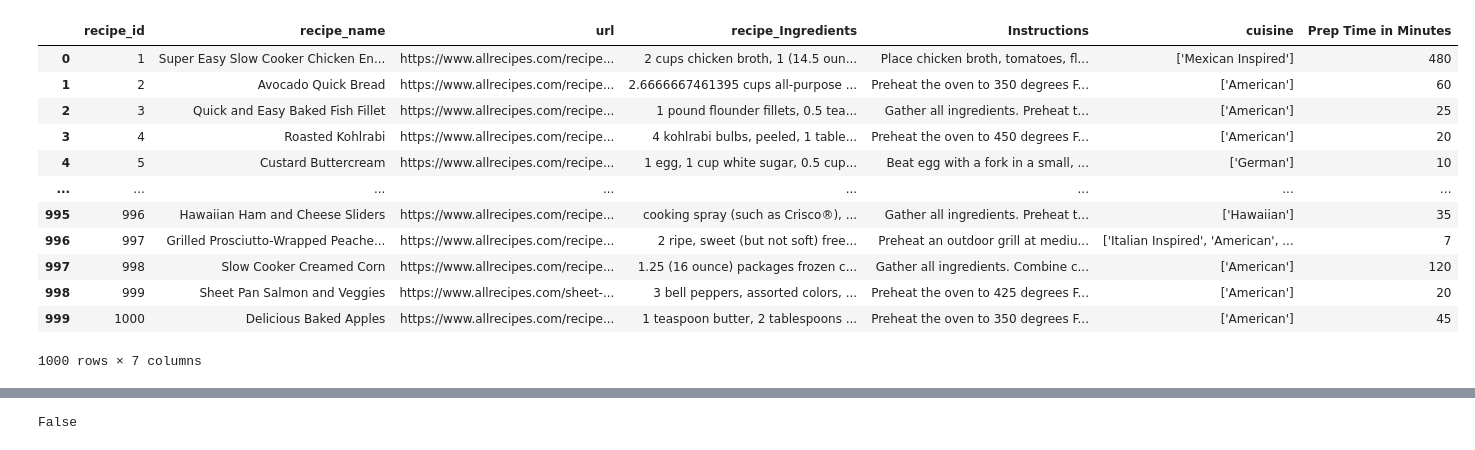
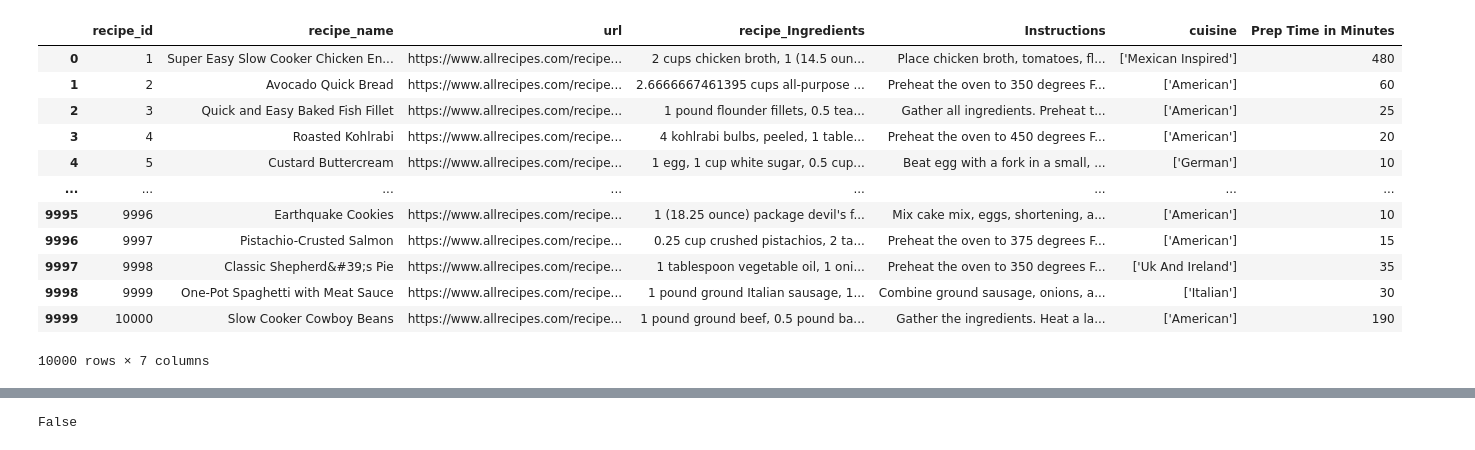
Before and after one commit to oberoir080/CGAS, a Jupyter notebook: Group-16_Assignment2/Q3.ipynb, the cells around one changed output, grey strips where cells are left out. Saved outputs shown, nothing was run; the diff lists cells and outputs as text; code cells hidden in the pictures.

```diff
--- a/Group-16_Assignment2/Q3.ipynb
+++ b/Group-16_Assignment2/Q3.ipynb
@@ -4,19 +5,19 @@ import numpy as np
 # %%
 data = pd.read_csv('dataset/recipe_dataset.csv')
-data = data.head(1000)
+data = data.head(10000)
 data = data.drop(data.columns[0], axis=1)
 data
 # %% [output]
 |  | recipe_id | recipe_name | url | recipe_Ingredients | Instructions | cuisine | Prep Time in Minutes |
 | 0 | 1 | Super Easy Slow Cooker Chicken En... | https://www.allrecipes.com/recipe... | 2 cups chicken broth, 1 (14.5 oun... | Place chicken broth, tomatoes, fl... | ['Mexican Inspired'] | 480 |
 | 1 | 2 | Avocado Quick Bread | https://www.allrecipes.com/recipe... | 2.6666667461395 cups all-purpose ... | Preheat the oven to 350 degrees F... | ['American'] | 60 |
 | 2 | 3 | Quick and Easy Baked Fish Fillet | https://www.allrecipes.com/recipe... | 1 pound flounder fillets, 0.5 tea... | Gather all ingredients. Preheat t... | ['American'] | 25 |
 | 3 | 4 | Roasted Kohlrabi | https://www.allrecipes.com/recipe... | 4 kohlrabi bulbs, peeled, 1 table... | Preheat the oven to 450 degrees F... | ['American'] | 20 |
 | 4 | 5 | Custard Buttercream | https://www.allrecipes.com/recipe... | 1 egg, 1 cup white sugar, 0.5 cup... | Beat egg with a fork in a small, ... | ['German'] | 10 |
 | ... | ... | ... | ... | ... | ... | ... | ... |
-| 995 | 996 | Hawaiian Ham and Cheese Sliders | https://www.allrecipes.com/recipe... | cooking spray (such as Crisco®), ... | Gather all ingredients. Preheat t... | ['Hawaiian'] | 35 |
-| 996 | 997 | Grilled Prosciutto-Wrapped Peache... | https://www.allrecipes.com/recipe... | 2 ripe, sweet (but not soft) free... | Preheat an outdoor grill at mediu... | ['Italian Inspired', 'American', ... | 7 |
-| 997 | 998 | Slow Cooker Creamed Corn | https://www.allrecipes.com/recipe... | 1.25 (16 ounce) packages frozen c... | Gather all ingredients. Combine c... | ['American'] | 120 |
-| 998 | 999 | Sheet Pan Salmon and Veggies | https://www.allrecipes.com/sheet-... | 3 bell peppers, assorted colors, ... | Preheat the oven to 425 degrees F... | ['American'] | 20 |
-| 999 | 1000 | Delicious Baked Apples | https://www.allrecipes.com/recipe... | 1 teaspoon butter, 2 tablespoons ... | Preheat the oven to 350 degrees F... | ['American'] | 45 |
+| 9995 | 9996 | Earthquake Cookies | https://www.allrecipes.com/recipe... | 1 (18.25 ounce) package devil's f... | Mix cake mix, eggs, shortening, a... | ['American'] | 10 |
+| 9996 | 9997 | Pistachio-Crusted Salmon | https://www.allrecipes.com/recipe... | 0.25 cup crushed pistachios, 2 ta... | Preheat the oven to 375 degrees F... | ['American'] | 15 |
+| 9997 | 9998 | Classic Shepherd&#39;s Pie | https://www.allrecipes.com/recipe... | 1 tablespoon vegetable oil, 1 oni... | Preheat the oven to 350 degrees F... | ['Uk And Ireland'] | 35 |
+| 9998 | 9999 | One-Pot Spaghetti with Meat Sauce | https://www.allrecipes.com/recipe... | 1 pound ground Italian sausage, 1... | Combine ground sausage, onions, a... | ['Italian'] | 30 |
+| 9999 | 10000 | Slow Cooker Cowboy Beans | https://www.allrecipes.com/recipe... | 1 pound ground beef, 0.5 pound ba... | Gather the ingredients. Heat a la... | ['American'] | 190 |
-1000 rows × 7 columns
+10000 rows × 7 columns
```
Also changed, not shown: parts of 21 cells of this notebook, 22 other files.
